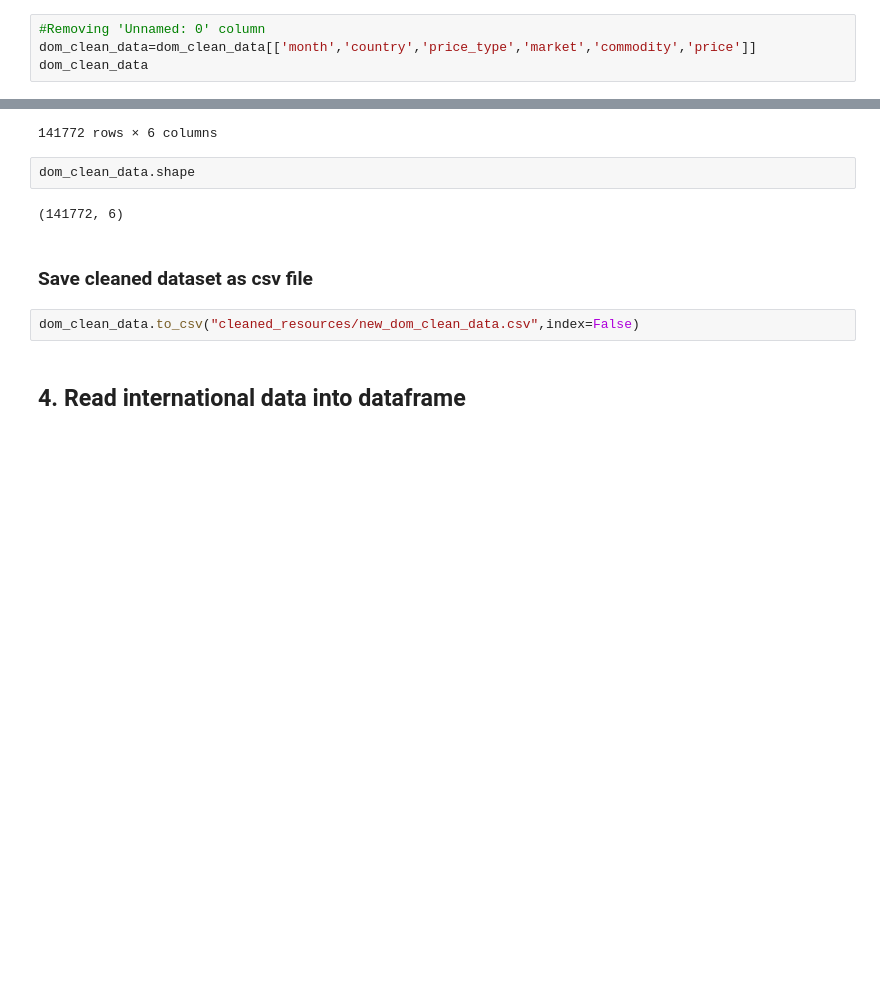
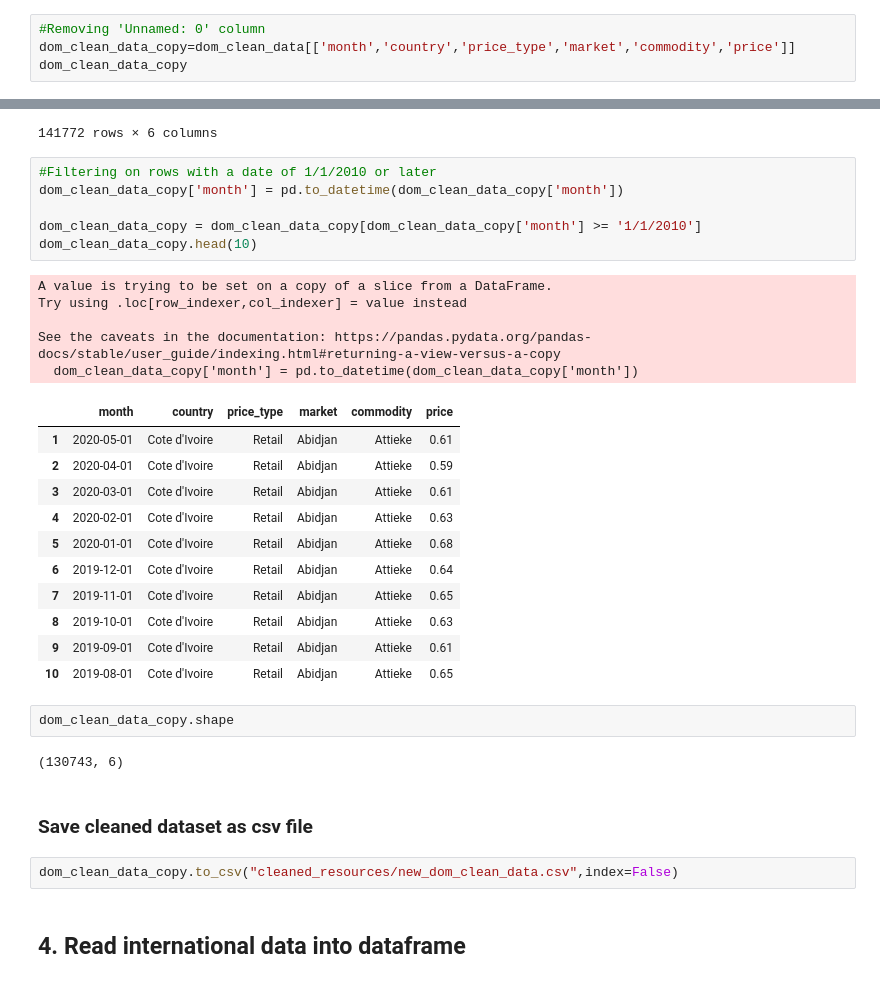
Before and after one commit to adinger1/International-Food-Prices-Over-Ten-Years, a Jupyter notebook: Data_Cleaning.ipynb, the cells around one changed output, grey strips where cells are left out. Cells and saved outputs as stored; diff of their text form; blank space fills up the shorter version.

```diff
--- a/Data_Cleaning.ipynb
+++ b/Data_Cleaning.ipynb
@@ -280,8 +280,8 @@ dom_clean_data.head()
 | 5 | 5 | 1/1/2020 | Cote d'Ivoire | Retail | Abidjan | Attieke | 0.68 |
 # %%
 #Removing 'Unnamed: 0' column
-dom_clean_data=dom_clean_data[['month','country','price_type','market','commodity','price']]
-dom_clean_data
+dom_clean_data_copy=dom_clean_data[['month','country','price_type','market','commodity','price']]
+dom_clean_data_copy
 # %% [output]
 |  | month | country | price_type | market | commodity | price |
 | 1 | 5/1/2020 | Cote d'Ivoire | Retail | Abidjan | Attieke | 0.61 |
@@ -296,14 +296,37 @@ dom_clean_data
 | 170932 | 2/1/2006 | Ghana | Wholesale | Techiman | Yam | 0.31 |
 | 170933 | 1/1/2006 | Ghana | Wholesale | Techiman | Yam | 0.31 |
 141772 rows × 6 columns
-# %%
-dom_clean_data.shape
-# %% [output]
-(141772, 6)
+# %%
+#Filtering on rows with a date of 1/1/2010 or later
+dom_clean_data_copy['month'] = pd.to_datetime(dom_clean_data_copy['month'])
+
+dom_clean_data_copy = dom_clean_data_copy[dom_clean_data_copy['month'] >= '1/1/2010']
+dom_clean_data_copy.head(10)
+# %% [output]
+A value is trying to be set on a copy of a slice from a DataFrame.
+Try using .loc[row_indexer,col_indexer] = value instead
+
+See the caveats in the documentation: https://pandas.pydata.org/pandas-docs/stable/user_guide/indexing.html#returning-a-view-versus-a-copy
+  dom_clean_data_copy['month'] = pd.to_datetime(dom_clean_data_copy['month'])
+|  | month | country | price_type | market | commodity | price |
+| 1 | 2020-05-01 | Cote d'Ivoire | Retail | Abidjan | Attieke | 0.61 |
+| 2 | 2020-04-01 | Cote d'Ivoire | Retail | Abidjan | Attieke | 0.59 |
+| 3 | 2020-03-01 | Cote d'Ivoire | Retail | Abidjan | Attieke | 0.61 |
+| 4 | 2020-02-01 | Cote d'Ivoire | Retail | Abidjan | Attieke | 0.63 |
+| 5 | 2020-01-01 | Cote d'Ivoire | Retail | Abidjan | Attieke | 0.68 |
+| 6 | 2019-12-01 | Cote d'Ivoire | Retail | Abidjan | Attieke | 0.64 |
+| 7 | 2019-11-01 | Cote d'Ivoire | Retail | Abidjan | Attieke | 0.65 |
+| 8 | 2019-10-01 | Cote d'Ivoire | Retail | Abidjan | Attieke | 0.63 |
+| 9 | 2019-09-01 | Cote d'Ivoire | Retail | Abidjan | Attieke | 0.61 |
+| 10 | 2019-08-01 | Cote d'Ivoire | Retail | Abidjan | Attieke | 0.65 |
+# %%
+dom_clean_data_copy.shape
+# %% [output]
+(130743, 6)
 # %% [markdown]
 ### Save cleaned dataset as csv file
 # %%
-dom_clean_data.to_csv("cleaned_resources/new_dom_clean_data.csv",index=False)
+dom_clean_data_copy.to_csv("cleaned_resources/new_dom_clean_data.csv",index=False)
 # %% [markdown]
 ## 4. Read international data into dataframe
 # %%
```
Also changed, not shown: parts of 8 cells of this notebook, 5 other files.
